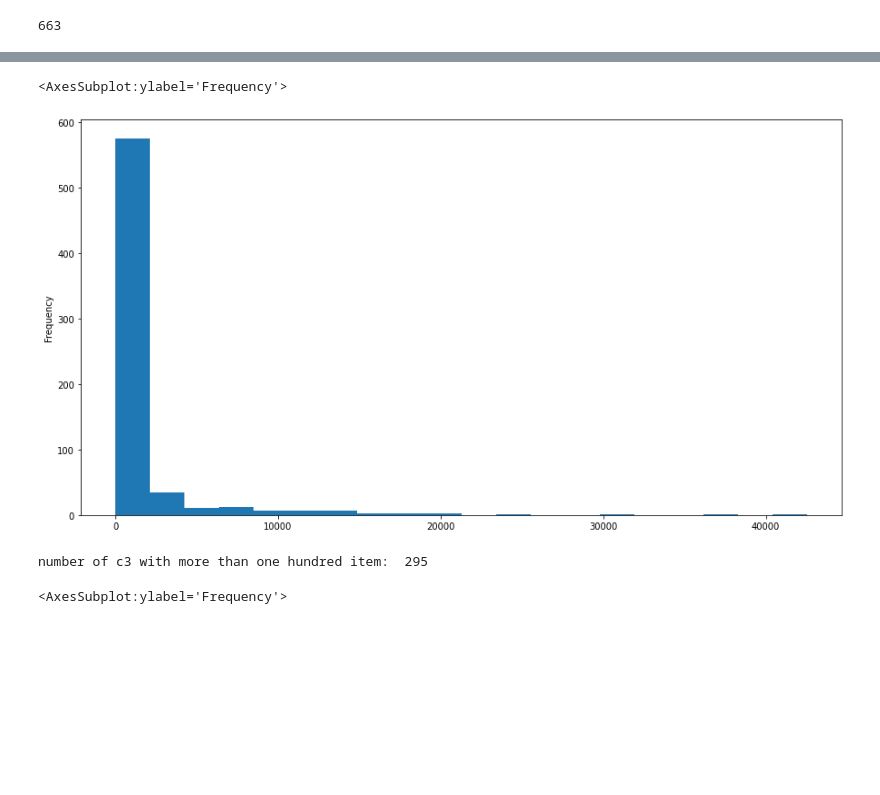
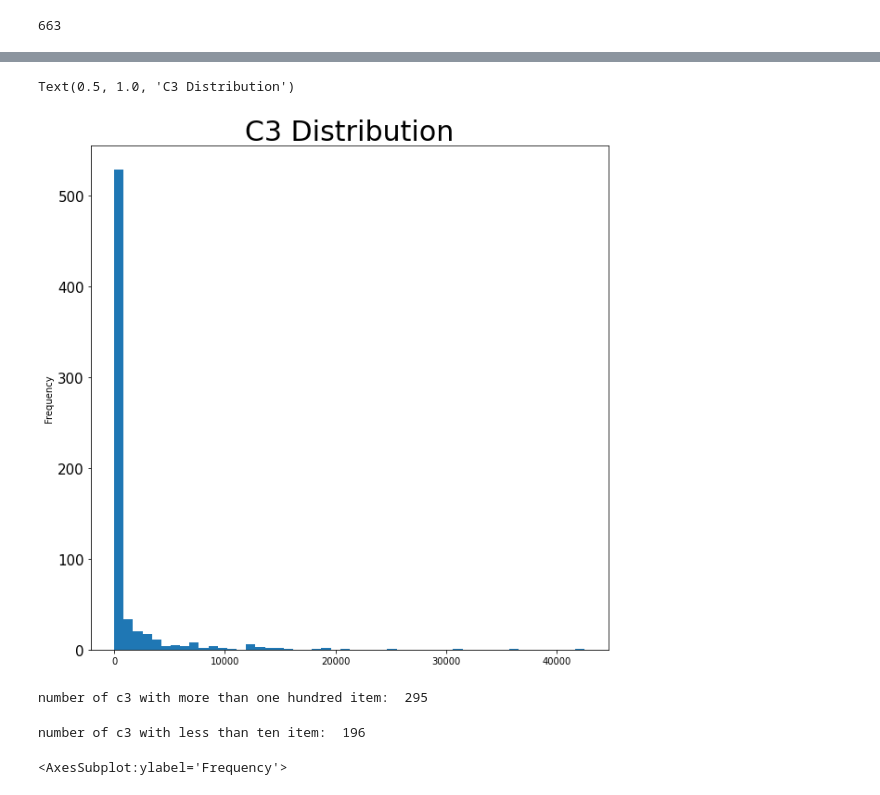
Before and after one commit to DSEI21000-S21/project-product-price-prediction, a Jupyter notebook: experiment/data_preprocess/DataRandomSampling.ipynb, the cells around one changed output, grey strips where cells are left out. Saved outputs shown, nothing was run; the diff lists cells and outputs as text; code cells hidden in the pictures; blank space fills up the shorter version.

```diff
--- a/experiment/data_preprocess/DataRandomSampling.ipynb
+++ b/experiment/data_preprocess/DataRandomSampling.ipynb
@@ -3,7 +3,9 @@ import itertools
 import numpy as np
 import pandas as pd
 import matplotlib
-matplotlib.rcParams['figure.figsize'] = (15, 8)
+import matplotlib.pyplot as plt
+matplotlib.rcParams['figure.figsize'] = (10, 10)
+matplotlib.rc('ytick', labelsize=20)
 # %%
 # read data
 df = pd.read_csv("../../data/train.tsv", sep="\t")
@@ -125,12 +184,17 @@ len(c3)
 # %%
-c3.plot.hist(bins = 20)
+c3.plot.hist(bins = 50)
+plt.title("C3 Distribution",fontsize=30)
 # %% [output]
-<AxesSubplot:ylabel='Frequency'>
+Text(0.5, 1.0, 'C3 Distribution')
-[figure, old version]
+[figure, new version]
 # %%
 print("number of c3 with more than one hundred item: ", len(c3[c3>100]))
 # %% [output]
 number of c3 with more than one hundred item:  295
+# %%
+print("number of c3 with less than ten item: ", len(c3[c3<=10]))
+# %% [output]
+number of c3 with less than ten item:  196
 # %%
 c3[c3>10000].plot.hist(bins = 20)
 # %% [output]
```
Also changed, not shown: parts of 11 cells of this notebook, 4 other files.
